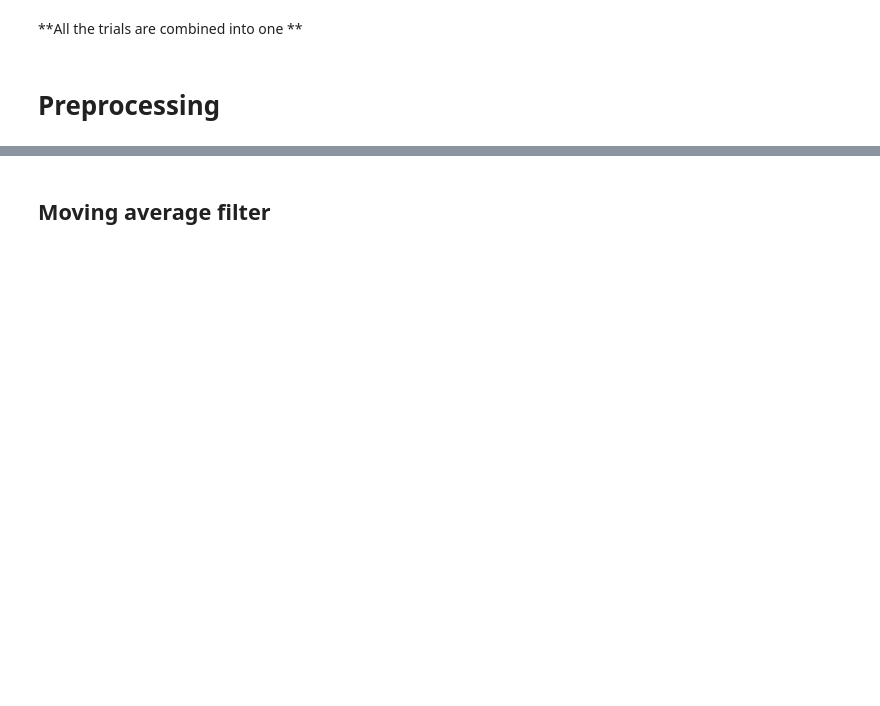
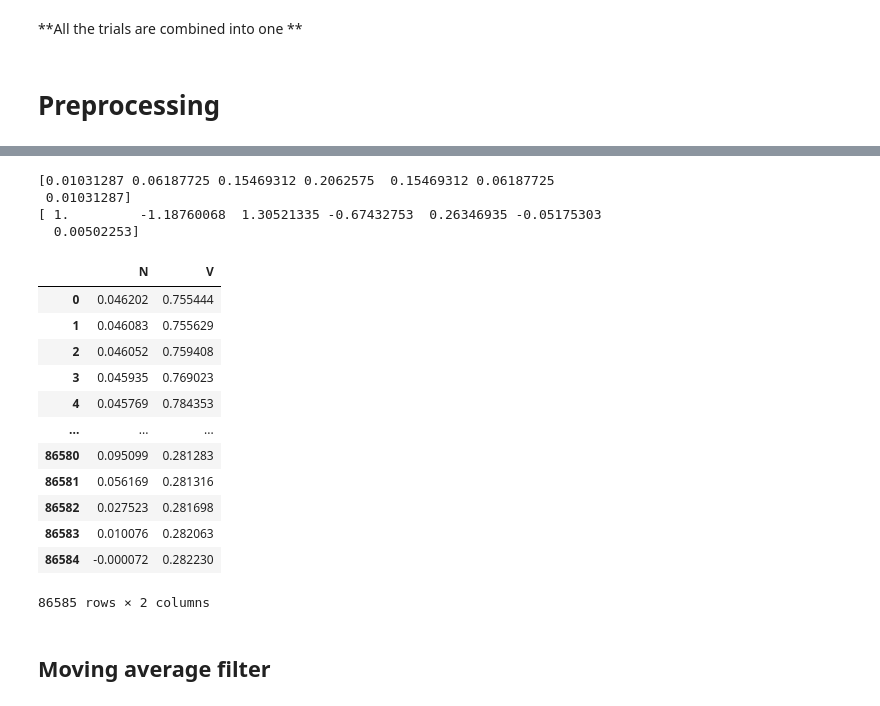
Before and after one commit to DanielProanoGuevara/Exo-sensing, a Jupyter notebook: Processing/SignalProcessing.ipynb, the cells around one changed output, grey strips where cells are left out. Drawn from its saved outputs; the diff is of its cells as text; code cells hidden in the pictures; blank space fills up the shorter version.

```diff
--- a/Processing/SignalProcessing.ipynb
+++ b/Processing/SignalProcessing.ipynb
@@ -300,0 +312,16 @@ trials.tail()
+# %%
+fs = 100
+fc = 20
+order = 6
+
+# coefficients calculation for the IIR filter
+b, a = scipy.signal.iirfilter(order, Wn=fc, fs=fs, btype='low', ftype='butter')
+print(b, a, sep='\n')
+# apply filtfilt to achieve a 0 phase effect
+filtered_f =  scipy.signal.filtfilt(b, a, trials.N)
+filtered_V =  scipy.signal.filtfilt(b, a, trials.V)
+# %% [output]
+[0.01031287 0.06187725 0.15469312 0.2062575  0.15469312 0.06187725
+ 0.01031287]
+[ 1.         -1.18760068  1.30521335 -0.67432753  0.26346935 -0.05175303
+  0.00502253]
@@ -301,3 +330,19 @@ trials.tail()
+# %%
+filt_trials
+# %% [output]
+|  | N | V |
+| 0 | 0.046202 | 0.755444 |
+| 1 | 0.046083 | 0.755629 |
+| 2 | 0.046052 | 0.759408 |
+| 3 | 0.045935 | 0.769023 |
+| 4 | 0.045769 | 0.784353 |
+| ... | ... | ... |
+| 86580 | 0.095099 | 0.281283 |
+| 86581 | 0.056169 | 0.281316 |
+| 86582 | 0.027523 | 0.281698 |
+| 86583 | 0.010076 | 0.282063 |
+| 86584 | -0.000072 | 0.282230 |
+86585 rows × 2 columns
 # %% [markdown]
 ## Moving average filter
 # %%
```
Also changed, not shown: parts of 14 cells of this notebook.
